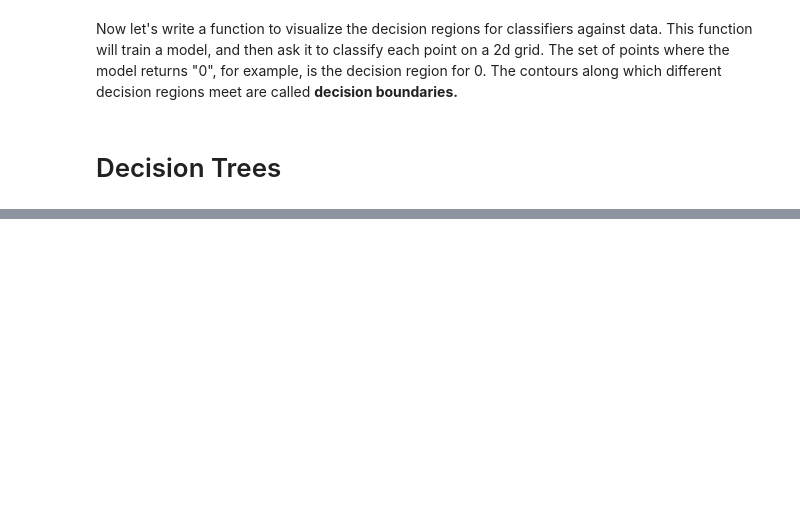
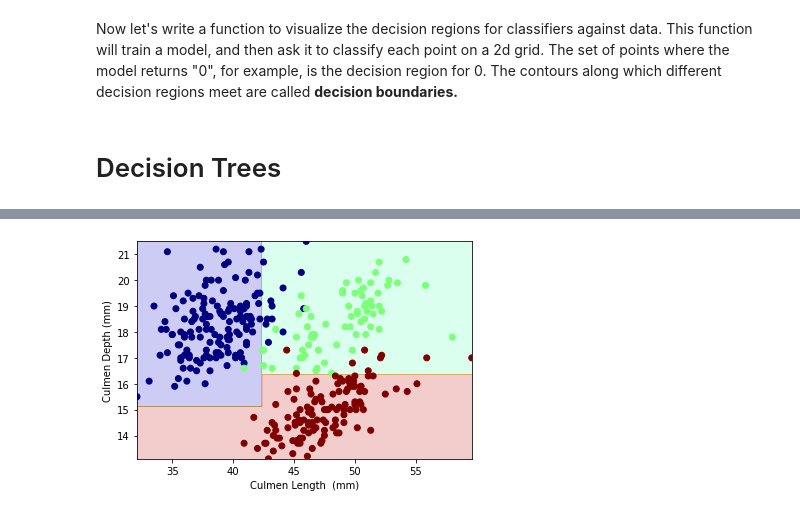
Before and after one commit to PhilChodrow/PIC16A, a Jupyter notebook: Content_Mike/LiveLectures/Notes0224.ipynb, the cells around one changed output, grey strips where cells are left out. Cells and saved outputs as stored; diff of their text form; code cells hidden in the pictures; blank space fills up the shorter version.

```diff
--- a/Content_Mike/LiveLectures/Notes0224.ipynb
+++ b/Content_Mike/LiveLectures/Notes0224.ipynb
@@ -120,20 +130,45 @@ This function will make it so we can look at the decision regions. We write it a
 # %%
 def plot_regions(c,X,y):
     """
-    Plots the decision regions from a classifier
+    Plots the decion regions from a classifier
     c: a classifier
-    X: predictor varaibles
-    y: target variables
+    X: predictor variables
+    y: target variable
     """
 
-    #fit the model to hte data
+
     c.fit(X,y)
 
-    #short names for the columns
-    x0=X['Culmen Length (mm)']
-    x1=X['Culmen Depth (mm)']
+    #shortened column names
+    x0 = X['Culmen Length (mm)']
+    x1= X['Culmen Depth (mm)']
 
     #create a grid
     grid_x=np.linspace(x0.min(),x0.max(),501)
     grid_y=np.linspace(x1.min(),x1.max(),501)
-    xx,yy=np.meshgrid()
+    xx,yy=np.meshgrid(grid_x,grid_y)
+
+    #unfortunately machine learning alorithm's typically want 1d arrays
+    #for this we use ravel()
+    XX=xx.ravel()
+    YY=yy.ravel()
+
+    #make predictions
+    p=c.predict(np.c_[XX,YY])
+    #reshape back into a 2D array
+    p=p.reshape(xx.shape)
+
+    fig, ax=plt.subplots(1)
+
+    #plot decision regions
+    ax.contourf(xx,yy,p,cmap="jet",alpha=.2)
+
+    #display data points
+    ax.scatter(x0,x1,c=y,cmap="jet")
+
+    ax.set(xlabel="Culmen Length  (mm)", ylabel="Culmen Depth (mm)")
+# %%
+T=tree.DecisionTreeClassifier(max_depth=2)
+plot_regions(T,X,y)
+# %% [output]
+[figure, added]
```
Also changed, not shown: parts of 20 cells of this notebook, 22 other files.
